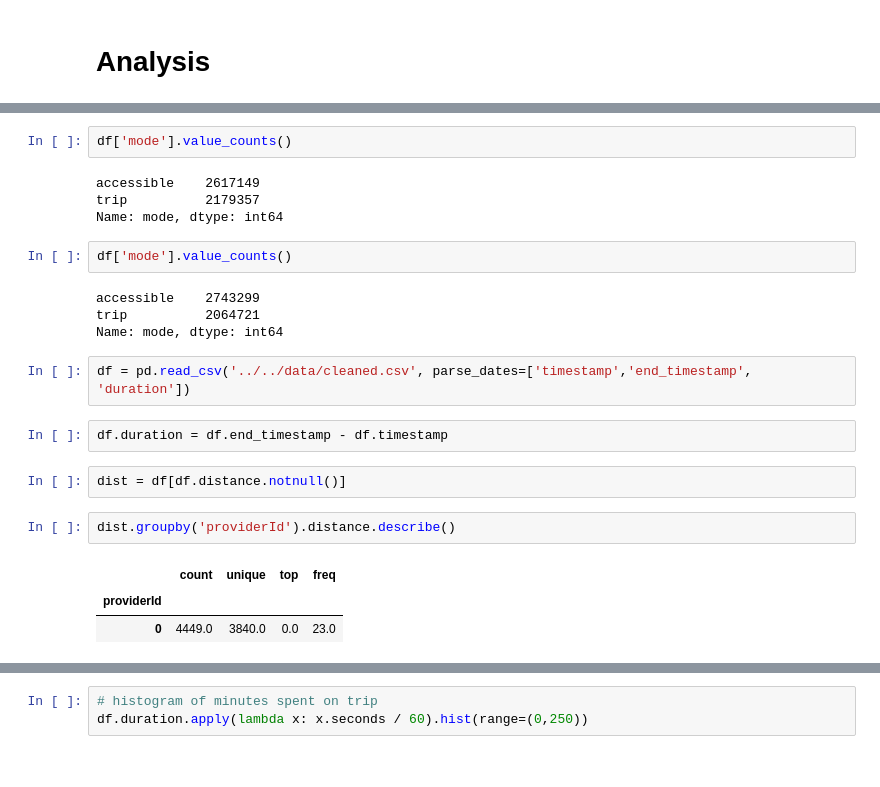
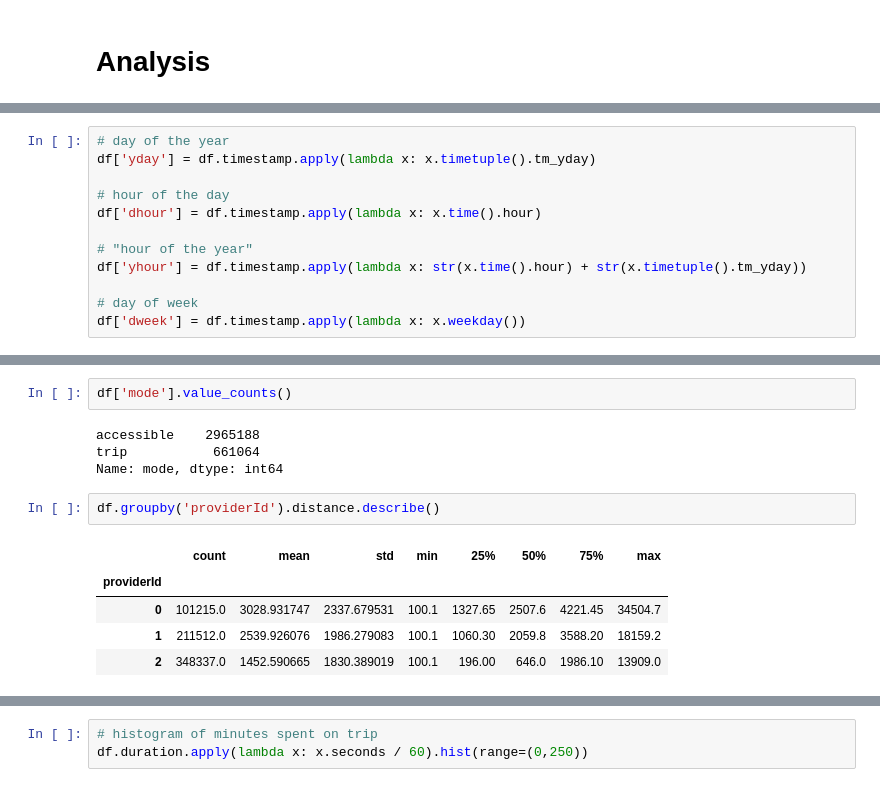
Before and after one commit to technologiestiftung/bike-sharing, a Jupyter notebook: src/analysis/analysis.ipynb, the cells around one changed output, grey strips where cells are left out. Drawn from its saved outputs; the diff is of its cells as text.

```diff
--- a/src/analysis/analysis.ipynb
+++ b/src/analysis/analysis.ipynb
@@ -256,0 +33,12 @@ pseudon.to_csv('../../data/pseudonomysed_clean.csv', index_label='id')
+# %%
+# day of the year
+df['yday'] = df.timestamp.apply(lambda x: x.timetuple().tm_yday)
+
+# hour of the day
+df['dhour'] = df.timestamp.apply(lambda x: x.time().hour)
+
+# "hour of the year"
+df['yhour'] = df.timestamp.apply(lambda x: str(x.time().hour) + str(x.timetuple().tm_yday))
+
+# day of week
+df['dweek'] = df.timestamp.apply(lambda x: x.weekday())
@@ -257,24 +57,14 @@ pseudon.to_csv('../../data/pseudonomysed_clean.csv', index_label='id')
 # %%
 df['mode'].value_counts()
 # %% [output]
-accessible    2617149
-trip          2179357
+accessible    2965188
+trip           661064
 Name: mode, dtype: int64
-# %%
-df['mode'].value_counts()
-# %% [output]
-accessible    2743299
-trip          2064721
-Name: mode, dtype: int64
-# %%
-df = pd.read_csv('../../data/cleaned.csv', parse_dates=['timestamp','end_timestamp', 'duration'])
-# %%
-df.duration = df.end_timestamp - df.timestamp
-# %%
-dist = df[df.distance.notnull()]
 # %%
-dist.groupby('providerId').distance.describe()
+df.groupby('providerId').distance.describe()
 # %% [output]
-|  | count | unique | top | freq |
-| providerId |  |  |  |  |
-| 0 | 4449.0 | 3840.0 | 0.0 | 23.0 |
+|  | count | mean | std | min | 25% | 50% | 75% | max |
+| providerId |  |  |  |  |  |  |  |  |
+| 0 | 101215.0 | 3028.931747 | 2337.679531 | 100.1 | 1327.65 | 2507.6 | 4221.45 | 34504.7 |
+| 1 | 211512.0 | 2539.926076 | 1986.279083 | 100.1 | 1060.30 | 2059.8 | 3588.20 | 18159.2 |
+| 2 | 348337.0 | 1452.590665 | 1830.389019 | 100.1 | 196.00 | 646.0 | 1986.10 | 13909.0 |
```
Also changed, not shown: parts of 99 cells of this notebook.
